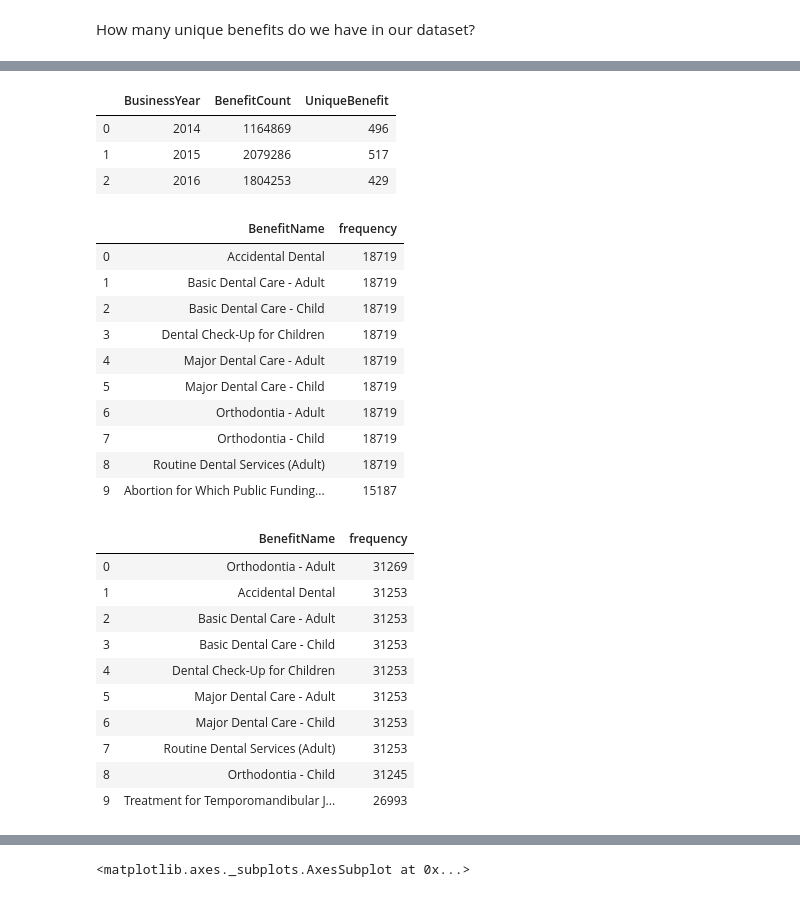
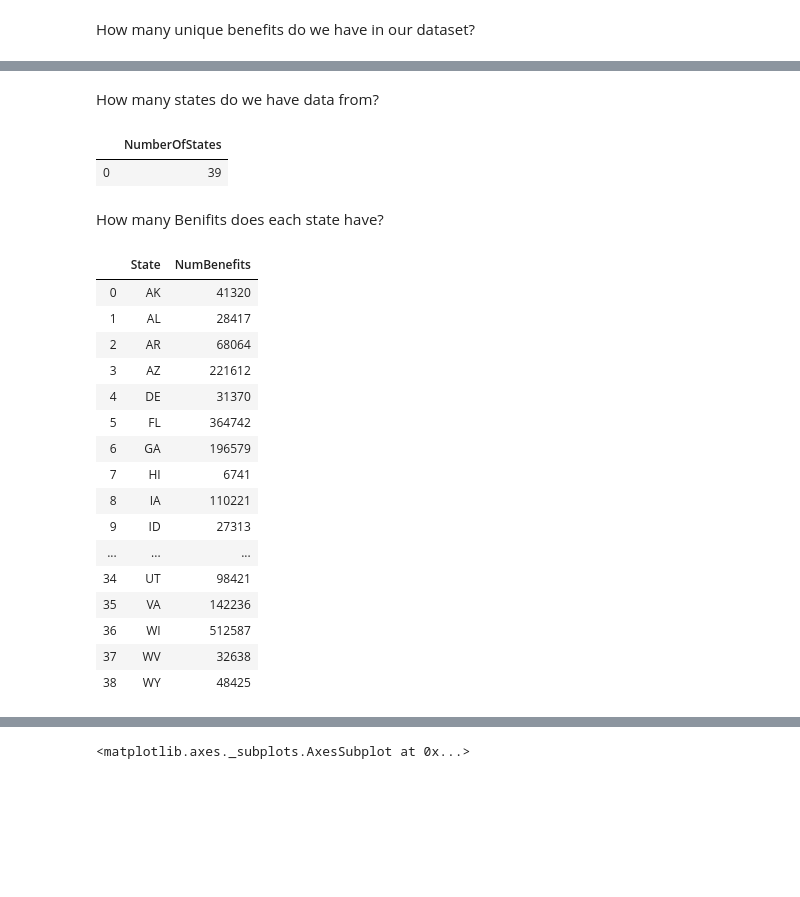
Before and after one commit to willjdew/Health_Insurance_Marketplace, a Jupyter notebook: notebooks/Health_Insurance.ipynb, the cells around one changed output, grey strips where cells are left out. Drawn from its saved outputs; the diff is of its cells as text; code cells hidden in the pictures; blank space fills up the shorter version.

```diff
--- a/notebooks/Health_Insurance.ipynb
+++ b/notebooks/Health_Insurance.ipynb
@@ -6,5 +6,7 @@ import matplotlib.pyplot as plt
 import seaborn as sns
 import sqlite3
 
+database = ("../data/sql/database.sqlite")
+conn = sqlite3.connect(database)
 # https://www.kaggle.com/hhs/health-insurance-marketplace
 # https://www.kaggle.com/shelars1985/exploring-health-insurance-marketplace
@@ -122,53 +182,37 @@ fetch_sql_df(query)
+# %% [markdown]
+How many states do we have data from?
 # %%
-query = """SELECT BusinessYear, COUNT(BenefitName) AS BenefitCount, COUNT(DISTINCT BenefitName) AS UniqueBenefit
-           FROM BenefitsCostSharing
-           GROUP BY BusinessYear"""
+query = """SELECT COUNT(DISTINCT StateCode) AS NumberOfStates
+           FROM BenefitsCostSharing"""
 
-fetch_sql_df(query)
+pd.read_sql(query, conn)
 # %% [output]
-|  | BusinessYear | BenefitCount | UniqueBenefit |
-| 0 | 2014 | 1164869 | 496 |
-| 1 | 2015 | 2079286 | 517 |
-| 2 | 2016 | 1804253 | 429 |
+|  | NumberOfStates |
+| 0 | 39 |
+# %% [markdown]
+How many Benifits does each state have?
 # %%
-query = """SELECT BenefitName, COUNT(*) AS frequency
+query = """SELECT StateCode AS State, COUNT(BenefitName) AS NumBenefits
            FROM BenefitsCostSharing
-           WHERE BusinessYear = 2014
-           GROUP BY BenefitName
-           ORDER BY COUNT(*) DESC, BenefitName
-           LIMIT 10"""
+           GROUP BY StateCode
+           ORDER BY StateCode;"""
 
-fetch_sql_df(query)
+pd.read_sql(query, conn)
 # %% [output]
-|  | BenefitName | frequency |
-| 0 | Accidental Dental | 18719 |
-| 1 | Basic Dental Care - Adult | 18719 |
-| 2 | Basic Dental Care - Child | 18719 |
-| 3 | Dental Check-Up for Children | 18719 |
-| 4 | Major Dental Care - Adult | 18719 |
-| 5 | Major Dental Care - Child | 18719 |
-| 6 | Orthodontia - Adult | 18719 |
-| 7 | Orthodontia - Child | 18719 |
-| 8 | Routine Dental Services (Adult) | 18719 |
-| 9 | Abortion for Which Public Funding... | 15187 |
+|  | State | NumBenefits |
+| 0 | AK | 41320 |
+| 1 | AL | 28417 |
+| 2 | AR | 68064 |
+| 3 | AZ | 221612 |
+| 4 | DE | 31370 |
+| 5 | FL | 364742 |
+| 6 | GA | 196579 |
+| 7 | HI | 6741 |
+| 8 | IA | 110221 |
+| 9 | ID | 27313 |
+| ... | ... | ... |
+| 34 | UT | 98421 |
+| 35 | VA | 142236 |
+| 36 | WI | 512587 |
+| 37 | WV | 32638 |
+| 38 | WY | 48425 |
-# %%
-query = """SELECT BenefitName, COUNT(*) AS frequency
-           FROM BenefitsCostSharing
-           WHERE BusinessYear = 2015
-           GROUP BY BenefitName
-           ORDER BY COUNT(*) DESC, BenefitName
-           LIMIT 10"""
-
-fetch_sql_df(query)
-# %% [output]
-|  | BenefitName | frequency |
-| 0 | Orthodontia - Adult | 31269 |
-| 1 | Accidental Dental | 31253 |
-| 2 | Basic Dental Care - Adult | 31253 |
-| 3 | Basic Dental Care - Child | 31253 |
-| 4 | Dental Check-Up for Children | 31253 |
-| 5 | Major Dental Care - Adult | 31253 |
-| 6 | Major Dental Care - Child | 31253 |
-| 7 | Routine Dental Services (Adult) | 31253 |
-| 8 | Orthodontia - Child | 31245 |
-| 9 | Treatment for Temporomandibular J... | 26993 |
```
Also changed, not shown: parts of 35 cells of this notebook.
